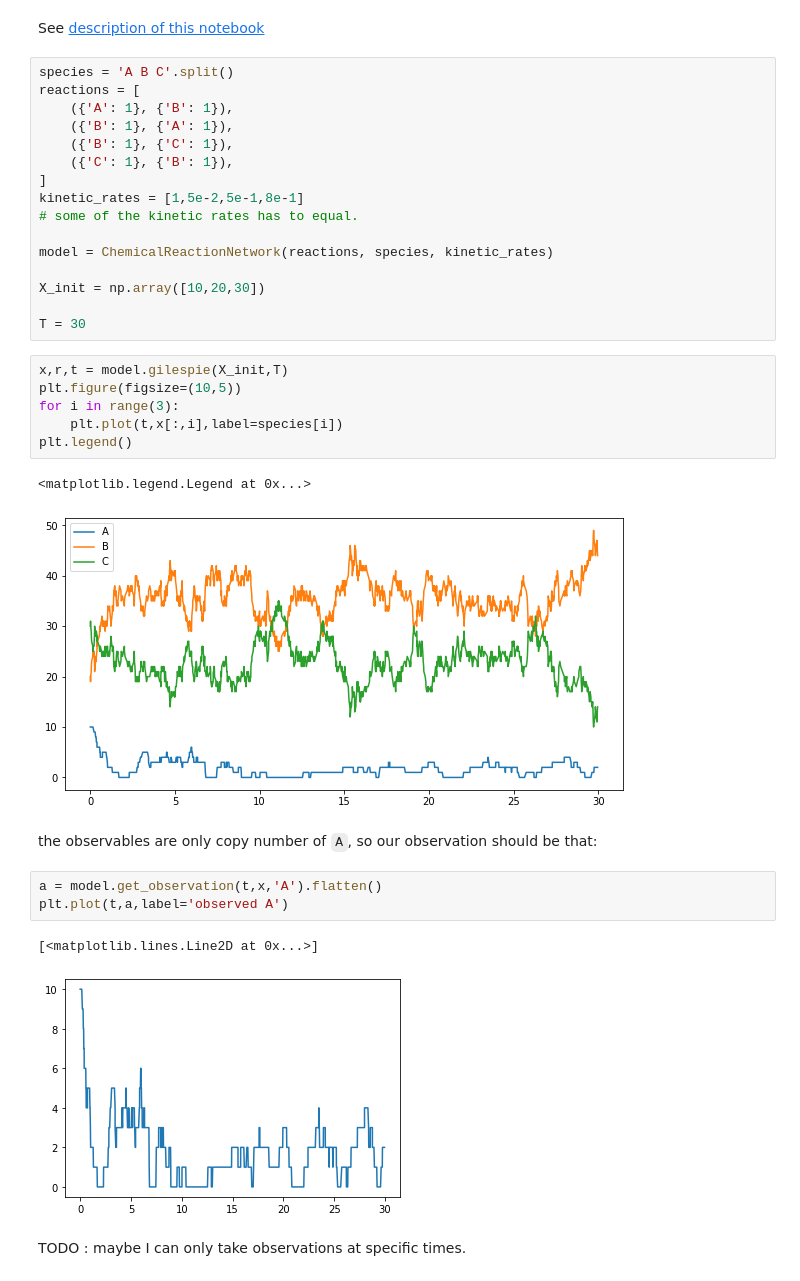
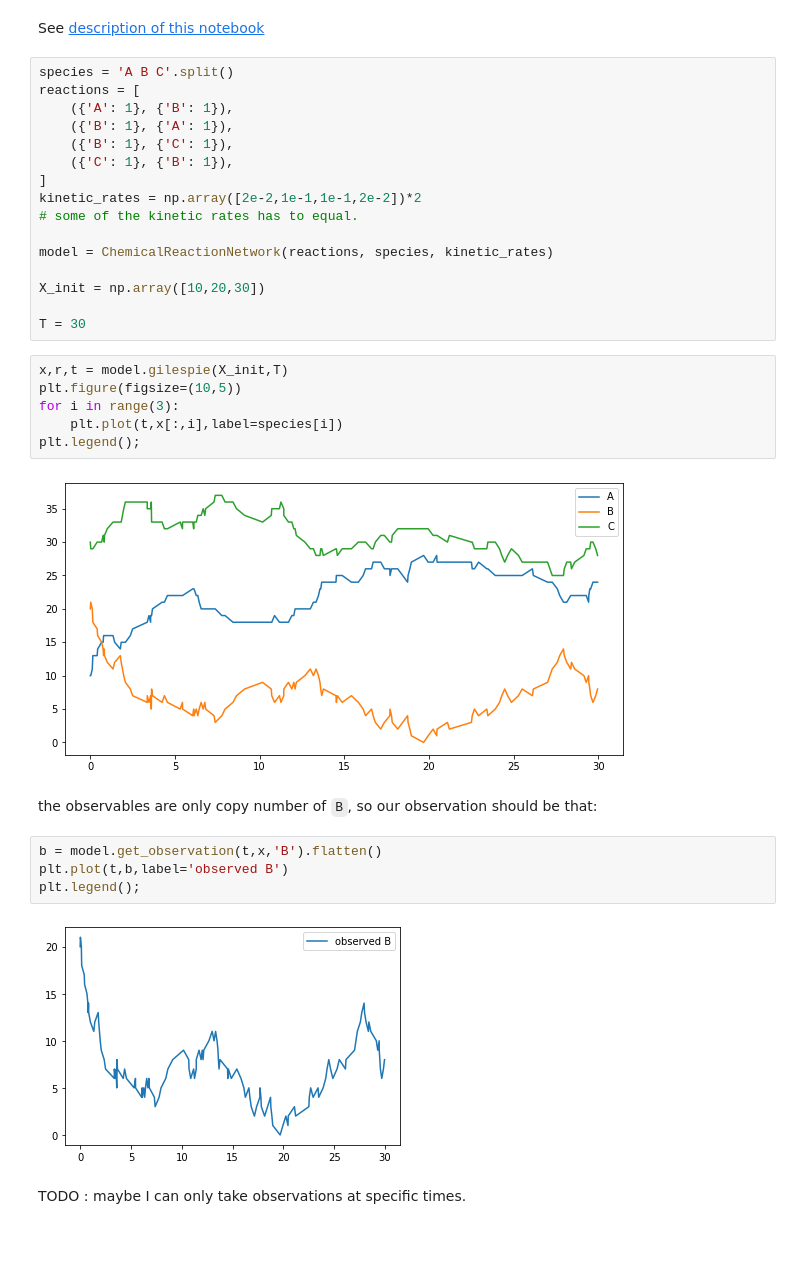
Before and after one commit to WangHaiYang874/ABC22, a Jupyter notebook: non-abc abc copy.ipynb, the cells around one changed output. Drawn from its saved outputs; the diff is of its cells as text; blank space fills up the shorter version.

```diff
--- a/non-abc abc copy.ipynb
+++ b/non-abc abc copy.ipynb
@@ -17,7 +16,7 @@ reactions = [
     ({'B': 1}, {'C': 1}),
     ({'C': 1}, {'B': 1}),
 ]
-kinetic_rates = [1,5e-2,5e-1,8e-1]
+kinetic_rates = np.array([2e-2,1e-1,1e-1,2e-2])*2
 # some of the kinetic rates has to equal.
 
 model = ChemicalReactionNetwork(reactions, species, kinetic_rates)
@@ -30,18 +29,17 @@ x,r,t = model.gilespie(X_init,T)
 plt.figure(figsize=(10,5))
 for i in range(3):
     plt.plot(t,x[:,i],label=species[i])
-plt.legend()
+plt.legend();
 # %% [output]
-<matplotlib.legend.Legend at 0x...>
-[figure, old version]
+[figure, new version]
 # %% [markdown]
-the observables are only copy number of `A`, so our observation should be that:
+the observables are only copy number of `B`, so our observation should be that:
 # %%
-a = model.get_observation(t,x,'A').flatten()
-plt.plot(t,a,label='observed A')
+b = model.get_observation(t,x,'B').flatten()
+plt.plot(t,b,label='observed B')
+plt.legend();
 # %% [output]
-[<matplotlib.lines.Line2D at 0x...>]
-[figure, old version]
+[figure, new version]
 # %% [markdown]
 TODO : maybe I can only take observations at specific times.
 # %% [markdown]
```
Also changed, not shown: parts of 24 cells of this notebook, 1 other file.
